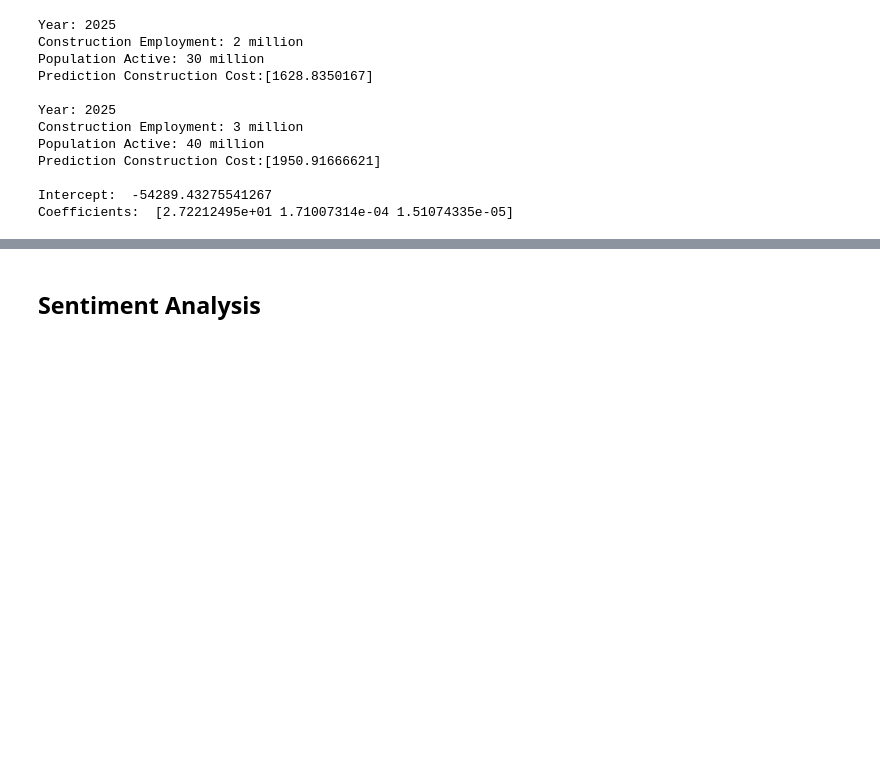
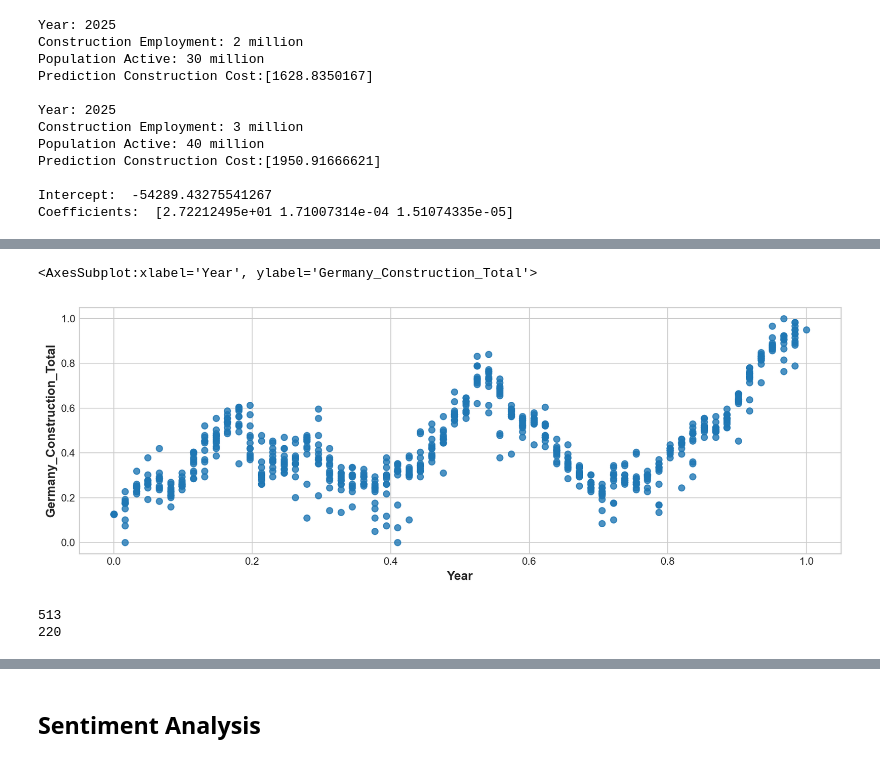
Before and after one commit to 2223066/CCT_Master_DataAnalytics_CA2, a Jupyter notebook: Assessment_2.ipynb, the cells around one changed output, grey strips where cells are left out. Drawn from its saved outputs; the diff is of its cells as text; code cells hidden in the pictures; blank space fills up the shorter version.

```diff
--- a/Assessment_2.ipynb
+++ b/Assessment_2.ipynb
@@ -3031,0 +3042,26 @@ Coefficients:  [2.72212495e+01 1.71007314e-04 1.51074335e-05]
+# %%
+#Loading the dataset
+df_Germany_Population_Total_ML = pd.read_csv("Germany_Population_Total_POPTOTDEA647NWDB.csv");
+
+# The column Year should be created and the different rows by Year should be removed
+for i, row in df_Germany_Population_Total_ML.iterrows():
+    # Creating Year and Month columns based on DATE column
+    df_Germany_Population_Total_ML.at[i,'Year'] = df_Germany_Population_Total_ML.at[i,'DATE'][0:4]
+
+#Removing the uselles columns from our datset
+df_Germany_Population_Total_ML = df_Germany_Population_Total_ML.drop('DATE', axis=1)
+
+#Rename Column as a main value
+df_Germany_Population_Total_ML = df_Germany_Population_Total_ML.rename({'POPTOTDEA647NWDB': 'Germany_Population_Total'}, axis=1)
+
+# Reset Index to equalize after the drops
+df_Germany_Population_Total_ML.reset_index(drop=True, inplace=True)
+
+# Add last year population
+df_Germany_Population_Total_ML.loc[len(df_Germany_Population_Total_ML)] = {'Germany_Population_Total': 84149353, 'Year': 2022}
+df_Germany_Population_Total_ML.loc[len(df_Germany_Population_Total_ML)] = {'Germany_Population_Total': 84514634, 'Year': 2023}
+
+#Convert Year to Int type
+df_Germany_Population_Total_ML['Year'] = df_Germany_Population_Total_ML['Year'].astype(int);
+#Convert Construction_Cost to Float type
+df_Germany_Population_Total_ML['Germany_Population_Total'] = round(df_Germany_Population_Total_ML['Germany_Population_Total'], 0).astype(float);
@@ -3031,0 +3164,9 @@ Coefficients:  [2.72212495e+01 1.71007314e-04 1.51074335e-05]
+# %%
+# recaling the variables (both)
+df_columns = df_Germany_Construction_Total_ML.columns
+scaler = MinMaxScaler()
+df_Germany_Construction_Total_ML = scaler.fit_transform(df_Germany_Construction_Total_ML)
+
+# rename columns (since now its an np array)
+df_Germany_Construction_Total_ML = pd.DataFrame(df_Germany_Construction_Total_ML)
+df_Germany_Construction_Total_ML.columns = df_columns
@@ -3031,0 +3189,17 @@ Coefficients:  [2.72212495e+01 1.71007314e-04 1.51074335e-05]
+# %%
+# visualise area-price relationship
+sns.regplot(x="Year", y="Germany_Construction_Total", data=df_Germany_Construction_Total_ML, fit_reg=False)
+# %% [output]
+<AxesSubplot:xlabel='Year', ylabel='Germany_Construction_Total'>
+[figure, added]
+# %%
+# split into train and test
+df_train, df_test = train_test_split(df_Germany_Construction_Total_ML,
+                                     train_size = 0.7,
+                                     test_size = 0.3,
+                                     random_state = 10)
+print(len(df_train))
+print(len(df_test))
+# %% [output]
+513
+220
```
Also changed, not shown: parts of 168 cells of this notebook.
